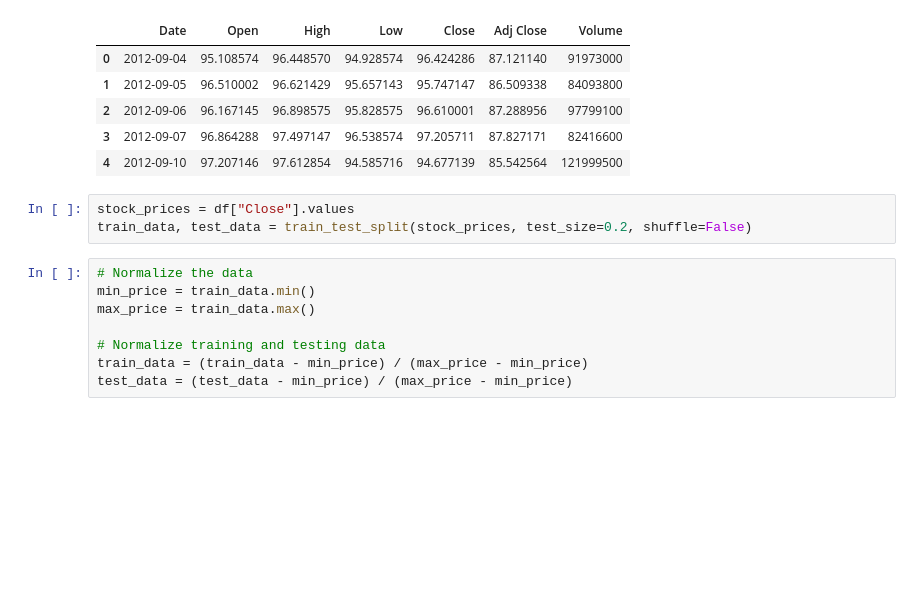
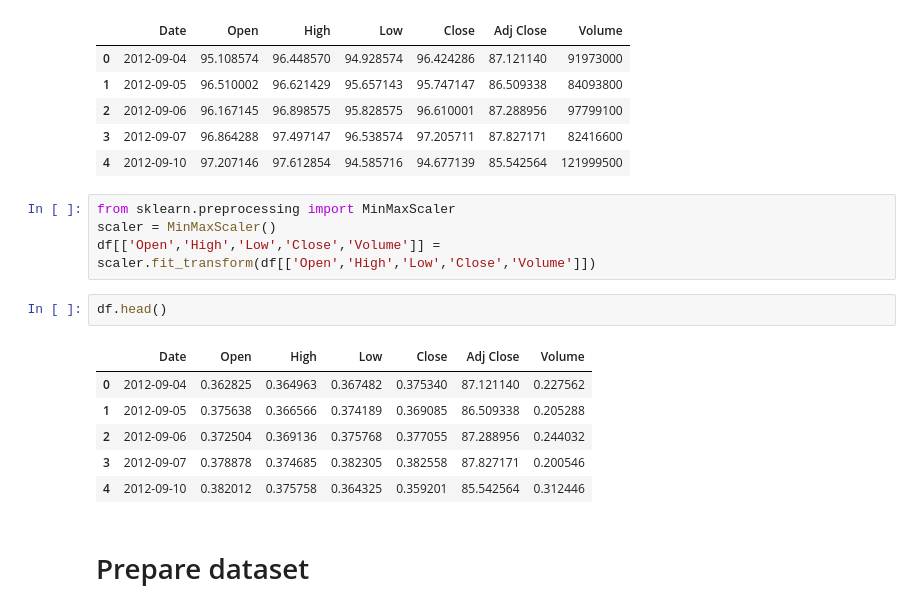
Before and after one commit to gitsouderos/Thesis, a Jupyter notebook: stock_data.ipynb, the cells around one changed output. Saved outputs shown, nothing was run; the diff lists cells and outputs as text; blank space fills up the shorter version.

```diff
--- a/stock_data.ipynb
+++ b/stock_data.ipynb
@@ -20,14 +26,18 @@ df.head()
 | 2 | 2012-09-06 | 96.167145 | 96.898575 | 95.828575 | 96.610001 | 87.288956 | 97799100 |
 | 3 | 2012-09-07 | 96.864288 | 97.497147 | 96.538574 | 97.205711 | 87.827171 | 82416600 |
 | 4 | 2012-09-10 | 97.207146 | 97.612854 | 94.585716 | 94.677139 | 85.542564 | 121999500 |
-# %%
-stock_prices = df["Close"].values
-train_data, test_data = train_test_split(stock_prices, test_size=0.2, shuffle=False)
-# %%
-# Normalize the data
-min_price = train_data.min()
-max_price = train_data.max()
-
-# Normalize training and testing data
-train_data = (train_data - min_price) / (max_price - min_price)
-test_data = (test_data - min_price) / (max_price - min_price)
+# %%
+from sklearn.preprocessing import MinMaxScaler
+scaler = MinMaxScaler()
+df[['Open','High','Low','Close','Volume']] = scaler.fit_transform(df[['Open','High','Low','Close','Volume']])
+# %%
+df.head()
+# %% [output]
+|  | Date | Open | High | Low | Close | Adj Close | Volume |
+| 0 | 2012-09-04 | 0.362825 | 0.364963 | 0.367482 | 0.375340 | 87.121140 | 0.227562 |
+| 1 | 2012-09-05 | 0.375638 | 0.366566 | 0.374189 | 0.369085 | 86.509338 | 0.205288 |
+| 2 | 2012-09-06 | 0.372504 | 0.369136 | 0.375768 | 0.377055 | 87.288956 | 0.244032 |
+| 3 | 2012-09-07 | 0.378878 | 0.374685 | 0.382305 | 0.382558 | 87.827171 | 0.200546 |
+| 4 | 2012-09-10 | 0.382012 | 0.375758 | 0.364325 | 0.359201 | 85.542564 | 0.312446 |
+# %% [markdown]
+# Prepare dataset
```
Also changed, not shown: parts of 12 cells of this notebook, 3 other files.
